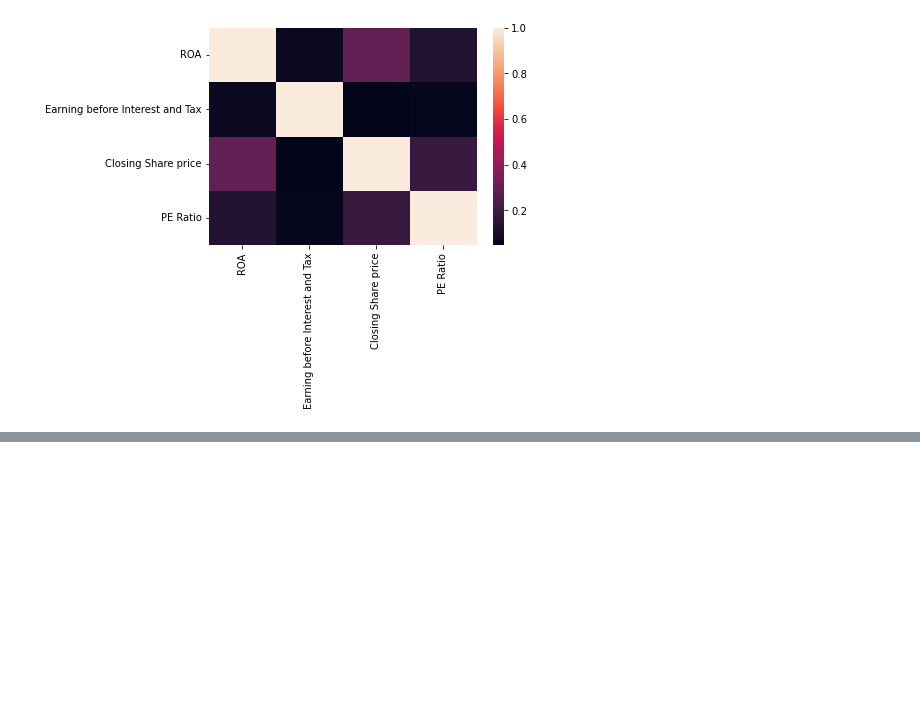
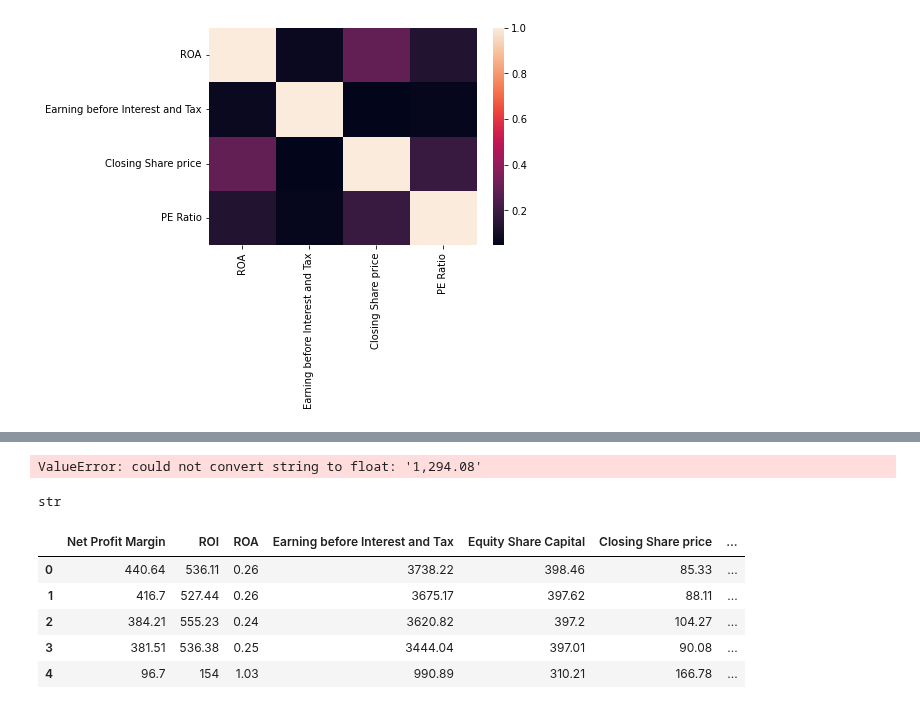
Before and after one commit to PranavChandra20/MLSL1, a Jupyter notebook: MLSL1-Updated.ipynb, the cells around one changed output, grey strips where cells are left out. Drawn from its saved outputs; the diff is of its cells as text; code cells hidden in the pictures; blank space fills up the shorter version.

```diff
--- a/MLSL1-Updated.ipynb
+++ b/MLSL1-Updated.ipynb
@@ -158,0 +203,4 @@ sns.heatmap(new_banks2.corr())
+# %%
+test_data['Net Profit Margin']=test_data['Net Profit Margin'].str.replace(',','')
+train_data['Net Profit Margin']=train_data['Net Profit Margin'].astype(str)
+train_data['Net Profit Margin']=train_data['Net Profit Margin'].str.replace(',','')
@@ -158,0 +314,17 @@ sns.heatmap(new_banks2.corr())
+# %%
+y_pred = lreg_v1.predict(X_test)
+# %% [output]
+ValueError: could not convert string to float: '1,294.08'
+# %%
+type(test_data['Net Profit Margin'][0])
+# %% [output]
+str
+# %%
+test_data.head()
+# %% [output]
+|  | Net Profit Margin | ROI | ROA | Earning before Interest and Tax | Equity Share Capital | Closing Share price | ... |
+| 0 | 440.64 | 536.11 | 0.26 | 3738.22 | 398.46 | 85.33 | ... |
+| 1 | 416.7 | 527.44 | 0.26 | 3675.17 | 397.62 | 88.11 | ... |
+| 2 | 384.21 | 555.23 | 0.24 | 3620.82 | 397.2 | 104.27 | ... |
+| 3 | 381.51 | 536.38 | 0.25 | 3444.04 | 397.01 | 90.08 | ... |
+| 4 | 96.7 | 154 | 1.03 | 990.89 | 310.21 | 166.78 | ... |
```
Also changed, not shown: parts of 21 cells of this notebook.
